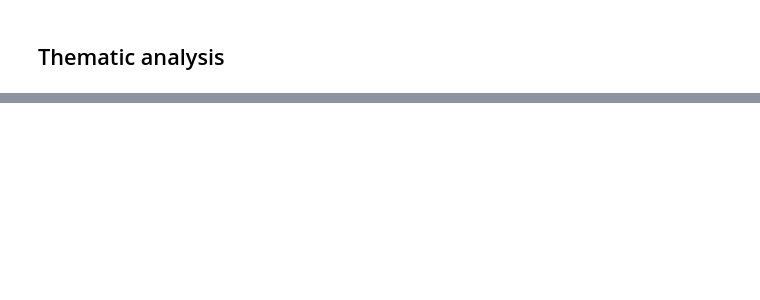
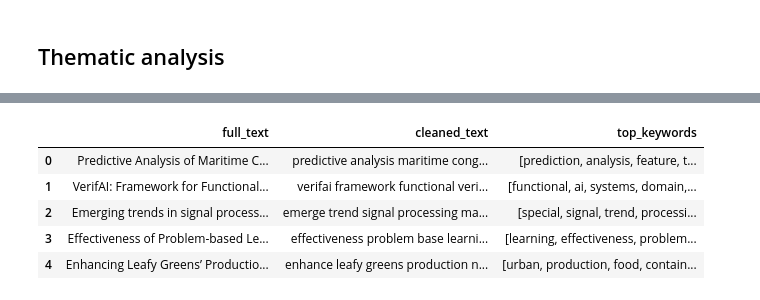
Before and after one commit to ferrariniluca78/dx_in_shipping, a Jupyter notebook: SlrDxInShipping_Thematic.ipynb, the cells around one changed output, grey strips where cells are left out. Saved outputs shown, nothing was run; the diff lists cells and outputs as text; code cells hidden in the pictures; blank space fills up the shorter version.

```diff
--- a/SlrDxInShipping_Thematic.ipynb
+++ b/SlrDxInShipping_Thematic.ipynb
@@ -287,0 +249,18 @@ print(top_20_articles_report)
+# %%
+# clean full_text
+
+# Load spaCy's English model
+nlp = spacy.load("en_core_web_sm")
+
+# Function to clean and preprocess text
+def preprocess_text(text):
+    doc = nlp(text)  # Process text with spaCy
+    clean_words = [
+        token.lemma_.lower() for token in doc  # Lemmatize and lowercase
+        if not token.is_stop  # Remove stopwords
+        and not token.is_punct  # Remove punctuation
+    ]
+    return ' '.join(clean_words)
+
+# Apply the cleaning function to both columns
+lit.loc[:, 'cleaned_text'] = lit['full_text'].apply(preprocess_text)
@@ -287,0 +282,33 @@ print(top_20_articles_report)
+# %%
+# We now perform key extraction in different ways
+
+# TF-IDF
+
+from sklearn.feature_extraction.text import TfidfVectorizer
+
+# Use TfidfVectorizer to extract keywords
+vectorizer = TfidfVectorizer(max_df=0.8, min_df = 2, stop_words='english', max_features=1000)  # Adjust max_df and max_features as needed
+tfidf_matrix = vectorizer.fit_transform(lit['cleaned_text'])
+tfidf_feature_names = vectorizer.get_feature_names_out()
+
+# Show top N keywords per document based on TF-IDF score
+top_n = 10  # Adjust the number of keywords you want
+top_keywords = []
+
+# For each document, get the top N keywords based on TF-IDF scores
+for row in tfidf_matrix:
+    # Zip the TF-IDF scores with feature names, and filter only terms with scores > 0 for the document
+    sorted_items = sorted([(score, feature) for score, feature in zip(row.toarray().flatten(), tfidf_feature_names) if score > 0], reverse=True)
+    keywords = [item[1] for item in sorted_items[:top_n]]
+    top_keywords.append(keywords)
+
+# Add keywords as a new column in the dataframe
+lit['top_keywords'] = top_keywords
+lit.head(5)
+# %% [output]
+|  | full_text | cleaned_text | top_keywords |
+| 0 | Predictive Analysis of Maritime C... | predictive analysis maritime cong... | [prediction, analysis, feature, t... |
+| 1 | VerifAI: Framework for Functional... | verifai framework functional veri... | [functional, ai, systems, domain,... |
+| 2 | Emerging trends in signal process... | emerge trend signal processing ma... | [special, signal, trend, processi... |
+| 3 | Effectiveness of Problem-based Le... | effectiveness problem base learni... | [learning, effectiveness, problem... |
+| 4 | Enhancing Leafy Greens’ Productio... | enhance leafy greens production n... | [urban, production, food, contain... |
```
Also changed, not shown: parts of 27 cells of this notebook.
